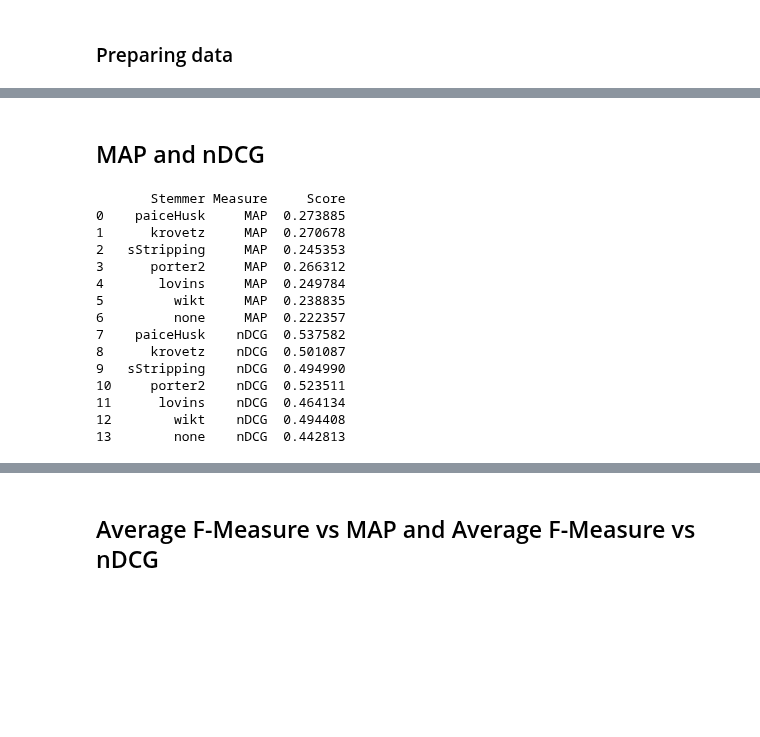
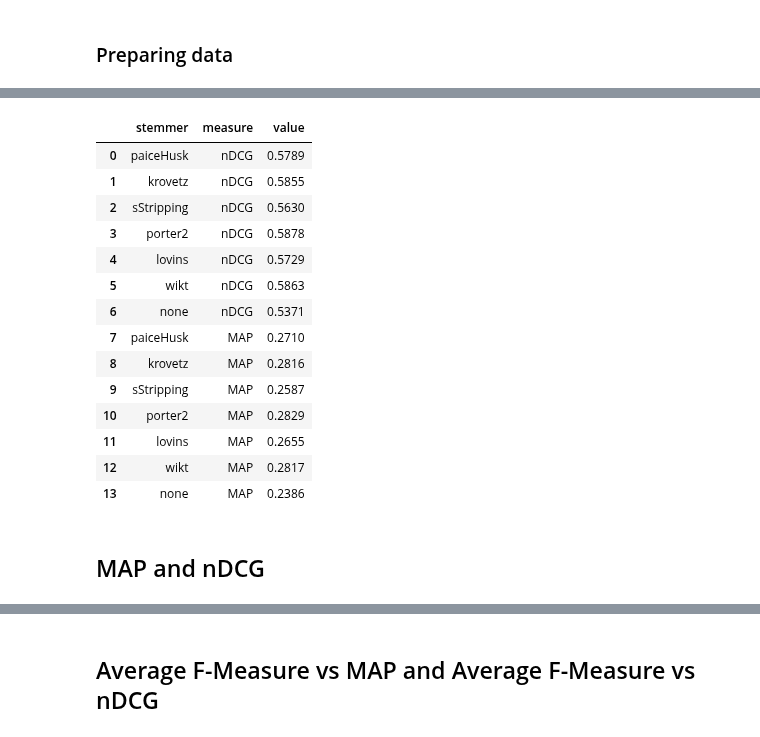
Before and after one commit to Axiomatic314/Stemming, a Jupyter notebook: wsj.ipynb, the cells around one changed output, grey strips where cells are left out. Cells and saved outputs as stored; diff of their text form; code cells hidden in the pictures; blank space fills up the shorter version.

```diff
--- a/wsj.ipynb
+++ b/wsj.ipynb
@@ -17,22 +17,21 @@ data_dir= path.join("Data", "wsj")
 #Initialise data dictionary with column names and empty lists
 data = { "stemmer" : [], "QID" : [], "nDCG" : []}
 data_avg = {"stemmer" : [], "nDCG" : []}
-QID = np.arange(51,100)
-QID = np.insert(QID,0,100)
+QID = np.concatenate((np.arange(100,201),np.arange(51,100)))
 values = list()
 values_avg = list()
 queryTotal = 0
 with open(path.join(data_dir,"ndcg-wsj.csv"), "r") as f:
     for line in f:
         queryTotal+=1
-        if queryTotal > 50:
+        if queryTotal > 150:
             values_avg.append(float(line.strip()))
             queryTotal = 0
             continue
         values.append(float(line.strip()))
 i = 0
 for stemmer in labels:
-    data["nDCG"].extend(values[50*i:50*(i+1)])
+    data["nDCG"].extend(values[150*i:150*(i+1)])
     data["stemmer"].extend([stemmer for _ in QID])
     data["QID"].extend(QID)
     i+=1
@@ -40,3 +39,4 @@ data_avg["nDCG"].extend(values_avg)
 data_avg["stemmer"].extend(labels)
 nDCG = pd.DataFrame(data)
 nDCG_avg = pd.DataFrame(data_avg)
+display(nDCG_avg)
@@ -47,2 +88,22 @@ nDCG_avg = pd.DataFrame(data_avg)
+# %%
+df = pd.merge(nDCG_avg,MAP_avg)
+df = df.melt(id_vars="stemmer").rename({"variable" : "measure"}, axis=1)
+display(df)
+# %% [output]
+|  | stemmer | measure | value |
+| 0 | paiceHusk | nDCG | 0.5789 |
+| 1 | krovetz | nDCG | 0.5855 |
+| 2 | sStripping | nDCG | 0.5630 |
+| 3 | porter2 | nDCG | 0.5878 |
+| 4 | lovins | nDCG | 0.5729 |
+| 5 | wikt | nDCG | 0.5863 |
+| 6 | none | nDCG | 0.5371 |
+| 7 | paiceHusk | MAP | 0.2710 |
+| 8 | krovetz | MAP | 0.2816 |
+| 9 | sStripping | MAP | 0.2587 |
+| 10 | porter2 | MAP | 0.2829 |
+| 11 | lovins | MAP | 0.2655 |
+| 12 | wikt | MAP | 0.2817 |
+| 13 | none | MAP | 0.2386 |
 # %% [markdown]
 ## MAP and nDCG
@@ -57,19 +110 @@ df = df.melt(id_vars="Stemmer").rename({"variable": "Measure", "value": "Score"}
-# %%
-print(df)
-# %% [output]
-       Stemmer Measure     Score
-0    paiceHusk     MAP  0.273885
-1      krovetz     MAP  0.270678
-2   sStripping     MAP  0.245353
-3      porter2     MAP  0.266312
-4       lovins     MAP  0.249784
-5         wikt     MAP  0.238835
-6         none     MAP  0.222357
-7    paiceHusk    nDCG  0.537582
-8      krovetz    nDCG  0.501087
-9   sStripping    nDCG  0.494990
-10     porter2    nDCG  0.523511
-11      lovins    nDCG  0.464134
-12        wikt    nDCG  0.494408
-13        none    nDCG  0.442813
 # %%
```
Also changed, not shown: parts of 12 cells of this notebook.
